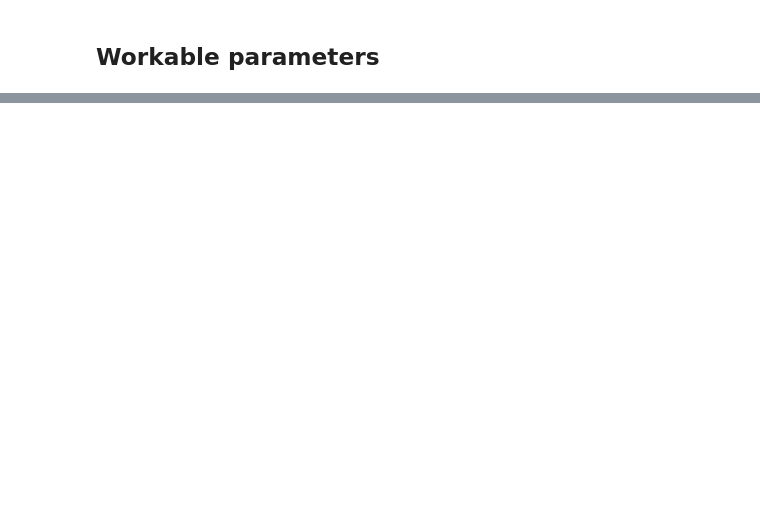
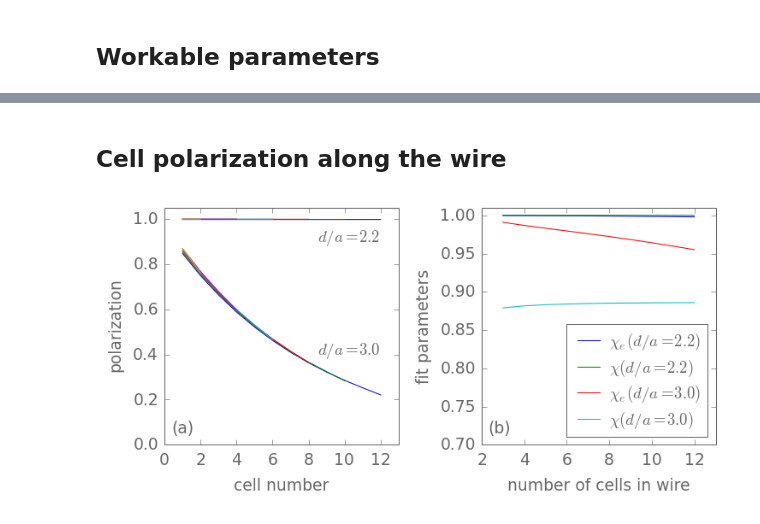
Before and after one commit to meznom/phd_thesis, a Jupyter notebook: notebooks/chapter03.ipynb, the cells around one changed output, grey strips where cells are left out. Cells and saved outputs as stored; diff of their text form; code cells hidden in the pictures; blank space fills up the shorter version.

```diff
--- a/notebooks/chapter03.ipynb
+++ b/notebooks/chapter03.ipynb
@@ -340,0 +461,13 @@ display(f4)
+# %%
+# A couple of V1_crit values for different T, boa, for referencing in the thesis
+
+e = coma.Experiment('../experiments/experiment.000050/')
+rs = e.retrieve_results(
+    (
+         ('T', 'parameters/T'),
+         ('boa','parameters/boa'),
+         ('V1_crit','results/V1_crit'),
+    ))
+r = rs[0]
+print(r.table_columns)
+print(r.table)
@@ -340,0 +489,17 @@ display(f4)
+# %% [markdown]
+## Cell polarization along the wire
+# %%
+e = coma.Experiment('../experiments/experiment.000049/')
+rs = e.retrieve_results(
+    (
+         ('P','results/P'),
+    ),
+    (
+         ('model','parameters/model'),
+         ('T','parameters/T'),
+         ('N','parameters/layout/N'),
+         ('V1','parameters/layout/V1'),
+         ('boa','parameters/layout/boa'),
+    )
+)
+#rs
@@ -340,0 +634,6 @@ display(f4)
+# %%
+f = polarization_of_wires_figure()
+f.savefig('../plots/chapter03/wire_polarization.pdf')
+display(f)
+# %% [output]
+[figure, added]
```
Also changed, not shown: parts of 14 cells of this notebook, 22 other files.
